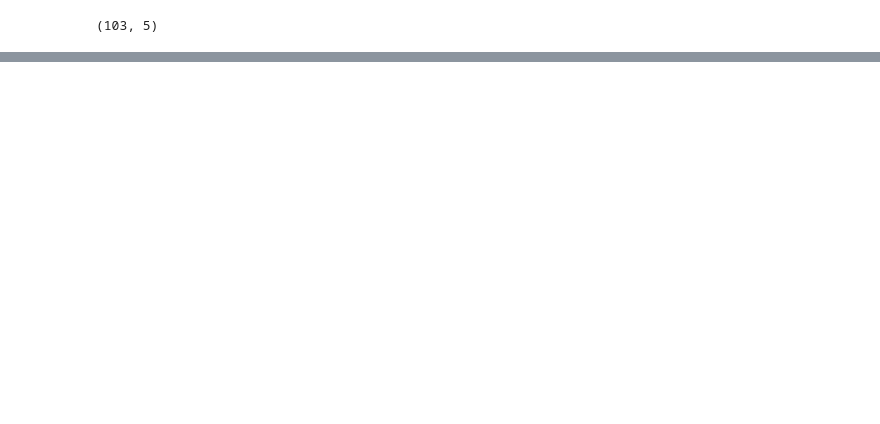
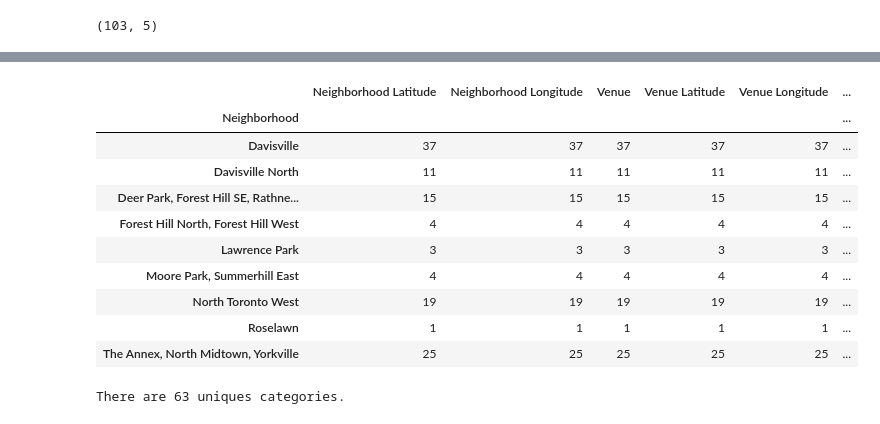
Before and after one commit to Amrutha1978/Segmenting-and-clustering, a Jupyter notebook: CLUSTERING AND EXPLORING NEIGHBORHOODS.ipynb, the cells around one changed output, grey strips where cells are left out. Saved outputs shown, nothing was run; the diff lists cells and outputs as text; code cells hidden in the pictures; blank space fills up the shorter version.

```diff
--- a/CLUSTERING AND EXPLORING NEIGHBORHOODS.ipynb
+++ b/CLUSTERING AND EXPLORING NEIGHBORHOODS.ipynb
@@ -101,0 +285,12 @@ lcanada.shape
+# %%
+# function that extracts the category of the venue
+def get_category_type(row):
+    try:
+        categories_list = row['categories']
+    except:
+        categories_list = row['venue.categories']
+
+    if len(categories_list) == 0:
+        return None
+    else:
+        return categories_list[0]['name']
@@ -101,0 +388,18 @@ lcanada.shape
+# %%
+central_venues.groupby('Neighborhood').count()
+# %% [output]
+|  | Neighborhood Latitude | Neighborhood Longitude | Venue | Venue Latitude | Venue Longitude | ... |
+| Neighborhood |  |  |  |  |  | ... |
+| Davisville | 37 | 37 | 37 | 37 | 37 | ... |
+| Davisville North | 11 | 11 | 11 | 11 | 11 | ... |
+| Deer Park, Forest Hill SE, Rathne... | 15 | 15 | 15 | 15 | 15 | ... |
+| Forest Hill North, Forest Hill West | 4 | 4 | 4 | 4 | 4 | ... |
+| Lawrence Park | 3 | 3 | 3 | 3 | 3 | ... |
+| Moore Park, Summerhill East | 4 | 4 | 4 | 4 | 4 | ... |
+| North Toronto West | 19 | 19 | 19 | 19 | 19 | ... |
+| Roselawn | 1 | 1 | 1 | 1 | 1 | ... |
+| The Annex, North Midtown, Yorkville | 25 | 25 | 25 | 25 | 25 | ... |
+# %%
+print('There are {} uniques categories.'.format(len(central_venues['Venue Category'].unique())))
+# %% [output]
+There are 63 uniques categories.
```
Also changed, not shown: parts of 41 cells of this notebook.
